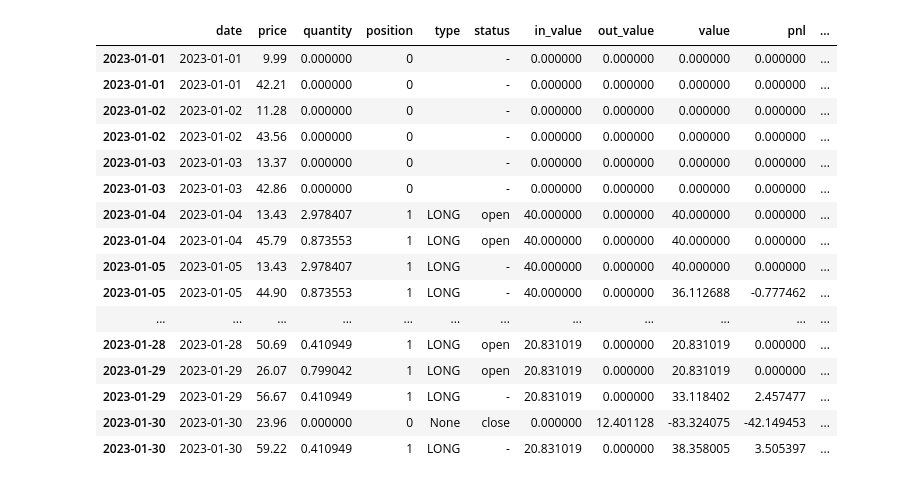
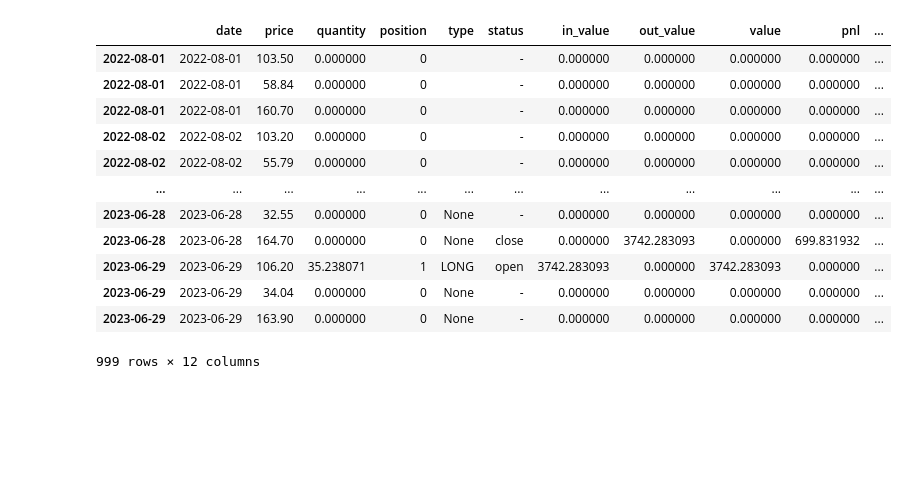
Before and after one commit to cedTrad/WcedSim, a Jupyter notebook: lab.ipynb, the cells around one changed output. Saved outputs shown, nothing was run; the diff lists cells and outputs as text; code cells hidden in the pictures; blank space fills up the shorter version.

```diff
--- a/lab.ipynb
+++ b/lab.ipynb
@@ -1,39 +1,36 @@
 # %%
 from app import App
+from plot import *
+
 
 import warnings
 warnings.filterwarnings('ignore')
 
 %load_ext autoreload
 %autoreload 2
 
 
-SYMBOLS = ["TWT", 'ALGO']
-SYMBOLS = ["SOL", 'DASH']
+SYMBOLS = ["QNT", "EGLD", "XMR"]
 Weigths = [0.3, 0.3, 0.2]
 
-start = "2023-01"
-end = "2023-01"
+start = "2022-08"
+end = "2023-06"
 
-capital = 100
+capital = 1000
 
 w = App(symbols= SYMBOLS, capital= capital, start=start, end= end)
 w.run()
 # %% [output]
 |  | date | price | quantity | position | type | status | in_value | out_value | value | pnl | ... |
-| 2023-01-01 | 2023-01-01 | 9.99 | 0.000000 | 0 |  | - | 0.000000 | 0.000000 | 0.000000 | 0.000000 | ... |
-| 2023-01-01 | 2023-01-01 | 42.21 | 0.000000 | 0 |  | - | 0.000000 | 0.000000 | 0.000000 | 0.000000 | ... |
-| 2023-01-02 | 2023-01-02 | 11.28 | 0.000000 | 0 |  | - | 0.000000 | 0.000000 | 0.000000 | 0.000000 | ... |
-| 2023-01-02 | 2023-01-02 | 43.56 | 0.000000 | 0 |  | - | 0.000000 | 0.000000 | 0.000000 | 0.000000 | ... |
-| 2023-01-03 | 2023-01-03 | 13.37 | 0.000000 | 0 |  | - | 0.000000 | 0.000000 | 0.000000 | 0.000000 | ... |
-| 2023-01-03 | 2023-01-03 | 42.86 | 0.000000 | 0 |  | - | 0.000000 | 0.000000 | 0.000000 | 0.000000 | ... |
-| 2023-01-04 | 2023-01-04 | 13.43 | 2.978407 | 1 | LONG | open | 40.000000 | 0.000000 | 40.000000 | 0.000000 | ... |
-| 2023-01-04 | 2023-01-04 | 45.79 | 0.873553 | 1 | LONG | open | 40.000000 | 0.000000 | 40.000000 | 0.000000 | ... |
-| 2023-01-05 | 2023-01-05 | 13.43 | 2.978407 | 1 | LONG | - | 40.000000 | 0.000000 | 40.000000 | 0.000000 | ... |
-| 2023-01-05 | 2023-01-05 | 44.90 | 0.873553 | 1 | LONG | - | 40.000000 | 0.000000 | 36.112688 | -0.777462 | ... |
+| 2022-08-01 | 2022-08-01 | 103.50 | 0.000000 | 0 |  | - | 0.000000 | 0.000000 | 0.000000 | 0.000000 | ... |
+| 2022-08-01 | 2022-08-01 | 58.84 | 0.000000 | 0 |  | - | 0.000000 | 0.000000 | 0.000000 | 0.000000 | ... |
+| 2022-08-01 | 2022-08-01 | 160.70 | 0.000000 | 0 |  | - | 0.000000 | 0.000000 | 0.000000 | 0.000000 | ... |
+| 2022-08-02 | 2022-08-02 | 103.20 | 0.000000 | 0 |  | - | 0.000000 | 0.000000 | 0.000000 | 0.000000 | ... |
+| 2022-08-02 | 2022-08-02 | 55.79 | 0.000000 | 0 |  | - | 0.000000 | 0.000000 | 0.000000 | 0.000000 | ... |
 | ... | ... | ... | ... | ... | ... | ... | ... | ... | ... | ... | ... |
-| 2023-01-28 | 2023-01-28 | 50.69 | 0.410949 | 1 | LONG | open | 20.831019 | 0.000000 | 20.831019 | 0.000000 | ... |
-| 2023-01-29 | 2023-01-29 | 26.07 | 0.799042 | 1 | LONG | open | 20.831019 | 0.000000 | 20.831019 | 0.000000 | ... |
-| 2023-01-29 | 2023-01-29 | 56.67 | 0.410949 | 1 | LONG | - | 20.831019 | 0.000000 | 33.118402 | 2.457477 | ... |
-| 2023-01-30 | 2023-01-30 | 23.96 | 0.000000 | 0 | None | close | 0.000000 | 12.401128 | -83.324075 | -42.149453 | ... |
-| 2023-01-30 | 2023-01-30 | 59.22 | 0.410949 | 1 | LONG | - | 20.831019 | 0.000000 | 38.358005 | 3.505397 | ... |
+| 2023-06-28 | 2023-06-28 | 32.55 | 0.000000 | 0 | None | - | 0.000000 | 0.000000 | 0.000000 | 0.000000 | ... |
+| 2023-06-28 | 2023-06-28 | 164.70 | 0.000000 | 0 | None | close | 0.000000 | 3742.283093 | 0.000000 | 699.831932 | ... |
+| 2023-06-29 | 2023-06-29 | 106.20 | 35.238071 | 1 | LONG | open | 3742.283093 | 0.000000 | 3742.283093 | 0.000000 | ... |
+| 2023-06-29 | 2023-06-29 | 34.04 | 0.000000 | 0 | None | - | 0.000000 | 0.000000 | 0.000000 | 0.000000 | ... |
+| 2023-06-29 | 2023-06-29 | 163.90 | 0.000000 | 0 | None | - | 0.000000 | 0.000000 | 0.000000 | 0.000000 | ... |
+999 rows × 12 columns
```
Also changed, not shown: parts of 10 cells of this notebook, 20 other files.
